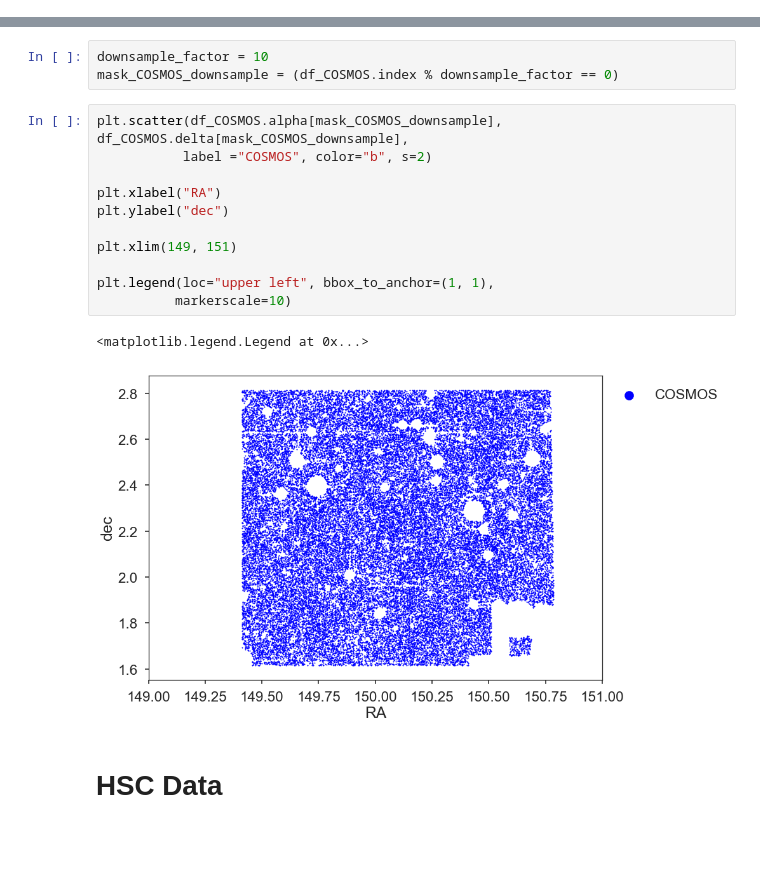
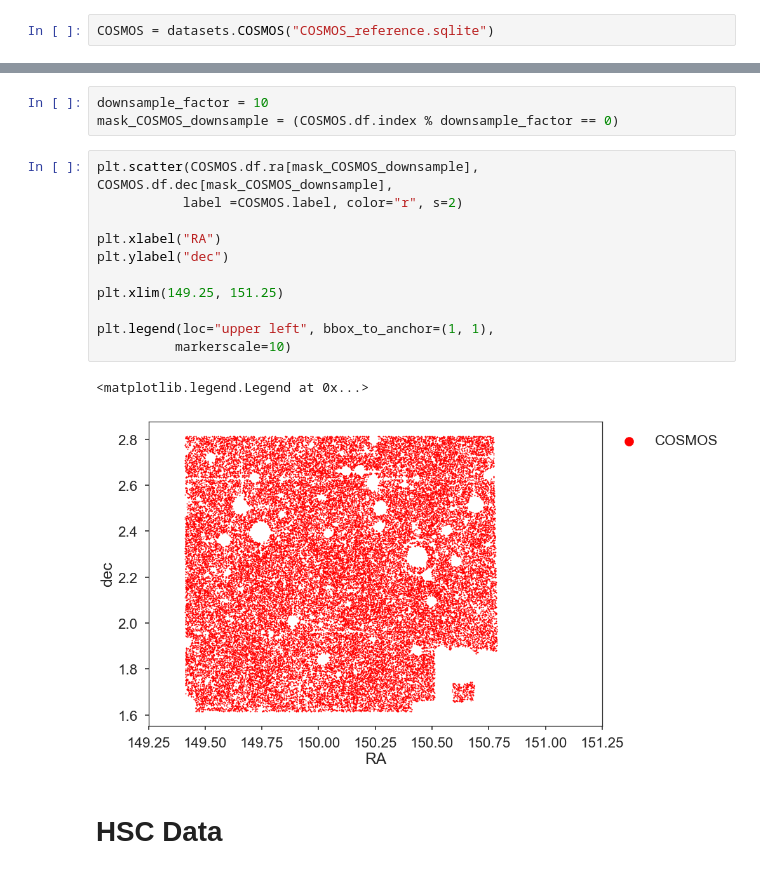
Before and after one commit to yluo54301/dwarf_photo-z, a Jupyter notebook: completeness/HSC_COSMOS_completeness.ipynb, the cells around one changed output, grey strips where cells are left out. Cells and saved outputs as stored; diff of their text form; blank space fills up the shorter version.

```diff
--- a/completeness/HSC_COSMOS_completeness.ipynb
+++ b/completeness/HSC_COSMOS_completeness.ipynb
@@ -41,0 +17,2 @@ df_COSMOS.describe()
+# %%
+COSMOS = datasets.COSMOS("COSMOS_reference.sqlite")
@@ -46,21 +44,21 @@ sns.distplot(df_COSMOS.photo_z)
 [figure]
 # %%
 downsample_factor = 10
-mask_COSMOS_downsample = (df_COSMOS.index % downsample_factor == 0)
+mask_COSMOS_downsample = (COSMOS.df.index % downsample_factor == 0)
 # %%
-plt.scatter(df_COSMOS.alpha[mask_COSMOS_downsample], df_COSMOS.delta[mask_COSMOS_downsample],
-           label ="COSMOS", color="b", s=2)
+plt.scatter(COSMOS.df.ra[mask_COSMOS_downsample], COSMOS.df.dec[mask_COSMOS_downsample],
+           label =COSMOS.label, color="r", s=2)
 
 plt.xlabel("RA")
 plt.ylabel("dec")
 
-plt.xlim(149, 151)
+plt.xlim(149.25, 151.25)
 
 plt.legend(loc="upper left", bbox_to_anchor=(1, 1),
           markerscale=10)
 # %% [output]
 <matplotlib.legend.Legend at 0x...>
-[figure, old version]
+[figure, new version]
 # %% [markdown]
 # HSC Data
 # %% [markdown]
```
Also changed, not shown: parts of 39 cells of this notebook, 4 other files.
